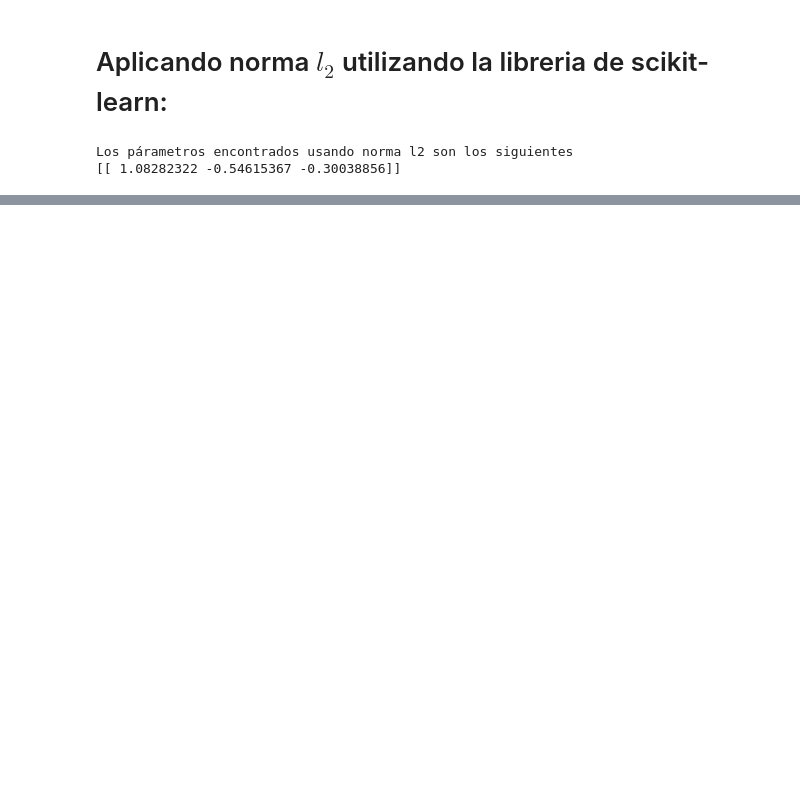
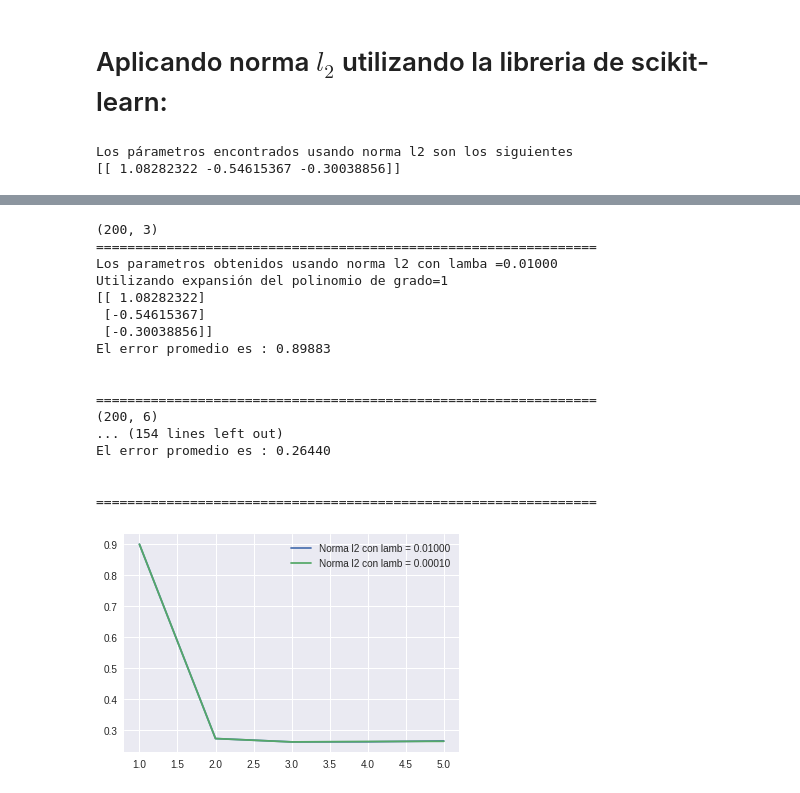
Before and after one commit to Jerry-Types/ML_IIMAS, a Jupyter notebook: Tarea3/Regresión_Dato_Sintéticos.ipynb, the cells around one changed output, grey strips where cells are left out. Drawn from its saved outputs; the diff is of its cells as text; code cells hidden in the pictures; blank space fills up the shorter version.

```diff
--- a/Tarea3/Regresión_Dato_Sintéticos.ipynb
+++ b/Tarea3/Regresión_Dato_Sintéticos.ipynb
@@ -457,0 +492,57 @@ plt.plot(Iteracion, MSE,label="test1")
+# %%
+%matplotlib inline
+import numpy as np
+import matplotlib.pyplot as plt
+
+fig2 = plt.figure()
+ax = plt.subplot(111)
+
+lambdas = [0.01,0.0001]
+for lamb in lambdas:
+    Iteracion=[]
+    MSE = []
+    for m_degree in range(1,6):
+        #print m_degree
+        X_train = x_train.as_matrix()
+        theta_map, X_train= reggresion_L2(X_train,degree=m_degree,lambda_const=lamb)
+        print X_train.shape
+        print ("================================================================")
+        print ("Los parametros obtenidos usando norma l2 con lamba =%.5f " %lamb)
+        print ("Utilizando expansión del polinomio de grado=%i" %m_degree)
+        print (theta_map)
+        X_test= x_test.as_matrix()
+        phi_X_test= np.insert(X_test,0,1.0,axis=1)
+        phi_X_test = polynomial_expansion(phi_X_test, m_degree)
+        y_test_hat_l2 = (np.sum(phi_X_test*theta_map.T,axis=1))
+        y_test_hat_l2 = y_test_hat_l2.reshape(200,1)
+        sse_test = np.square(y_test- y_test_hat_l2).sum()
+        mse_test_l2 = sse_test / X_test.shape[0]
+        print ("El error promedio es : %.5f" %mse_test_l2)
+        print ("\n")
+        print ("================================================================")
+        Iteracion.append(m_degree)
+        MSE.append(mse_test_l2[0])
+    #print Iteracion
+    #print MSE
+    plt.plot(Iteracion, MSE,label='Norma l2 con lamb = %.5f' %lamb)
+ax.legend()
+plt.show()
+# %% [output]
+(200, 3)
+================================================================
+Los parametros obtenidos usando norma l2 con lamba =0.01000
+Utilizando expansión del polinomio de grado=1
+[[ 1.08282322]
+ [-0.54615367]
+ [-0.30038856]]
+El error promedio es : 0.89883
+
+
+================================================================
+(200, 6)
+... (154 lines left out)
+El error promedio es : 0.26440
+
+
+================================================================
+[figure, added]
```
Also changed, not shown: parts of 21 cells of this notebook.
